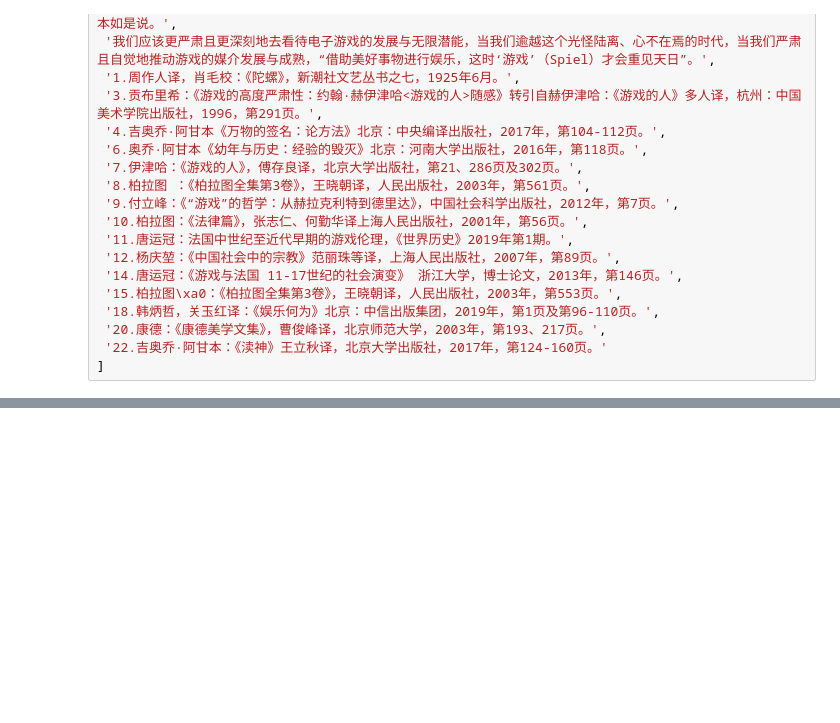
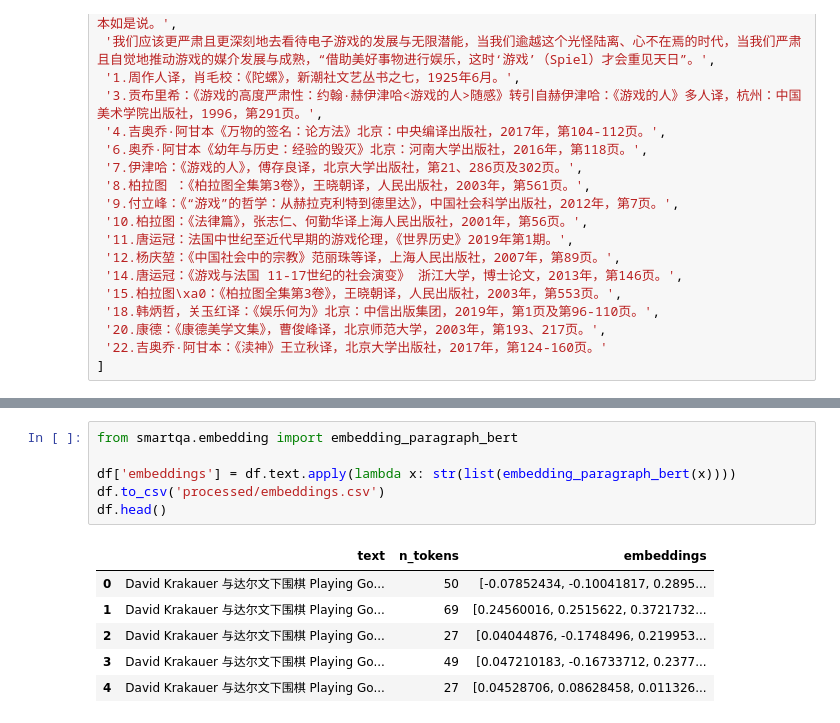
Before and after one commit to switchball/smartQA, a Jupyter notebook: test.ipynb, the cells around one changed output, grey strips where cells are left out. Cells and saved outputs as stored; diff of their text form; blank space fills up the shorter version.

```diff
--- a/test.ipynb
+++ b/test.ipynb
@@ -176,0 +323,13 @@ lines = [
+# %%
+from smartqa.embedding import embedding_paragraph_bert
+
+df['embeddings'] = df.text.apply(lambda x: str(list(embedding_paragraph_bert(x))))
+df.to_csv('processed/embeddings.csv')
+df.head()
+# %% [output]
+|  | text | n_tokens | embeddings |
+| 0 | David Krakauer 与达尔文下围棋 Playing Go... | 50 | [-0.07852434, -0.10041817, 0.2895... |
+| 1 | David Krakauer 与达尔文下围棋 Playing Go... | 69 | [0.24560016, 0.2515622, 0.3721732... |
+| 2 | David Krakauer 与达尔文下围棋 Playing Go... | 27 | [0.04044876, -0.1748496, 0.219953... |
+| 3 | David Krakauer 与达尔文下围棋 Playing Go... | 49 | [0.047210183, -0.16733712, 0.2377... |
+| 4 | David Krakauer 与达尔文下围棋 Playing Go... | 27 | [0.04528706, 0.08628458, 0.011326... |
```
Also changed, not shown: parts of 8 cells of this notebook, 2 other files.
